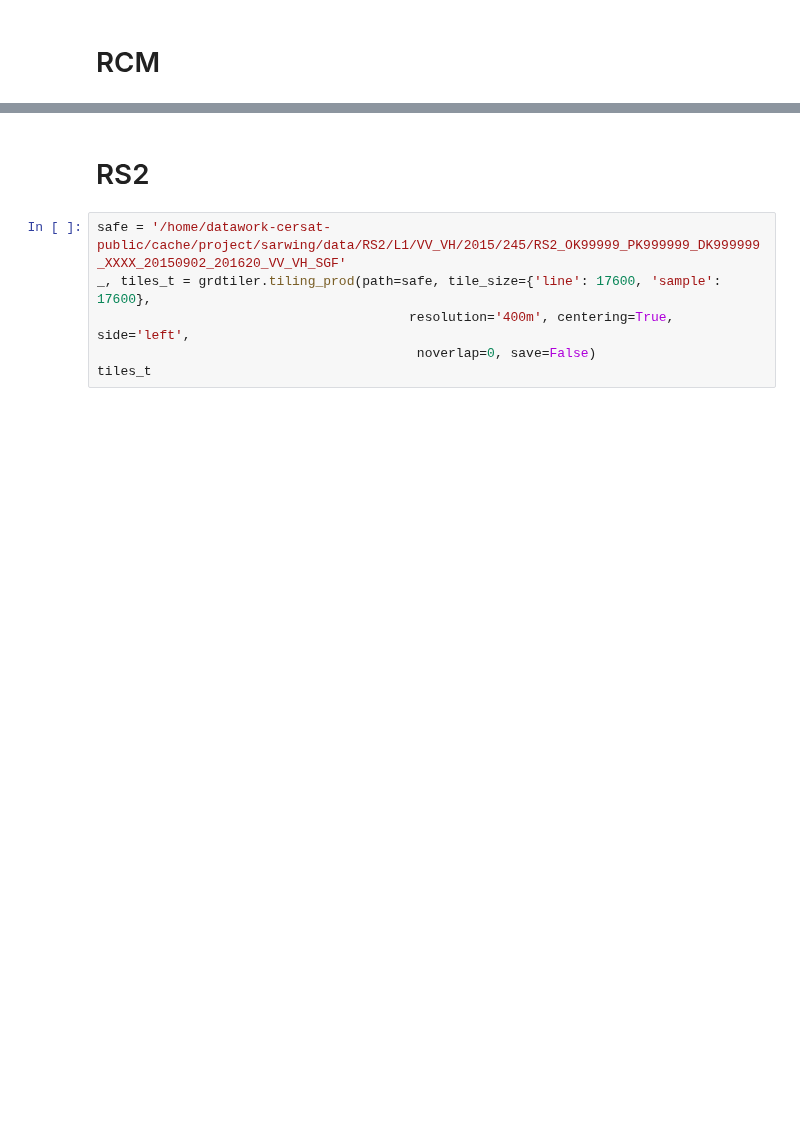
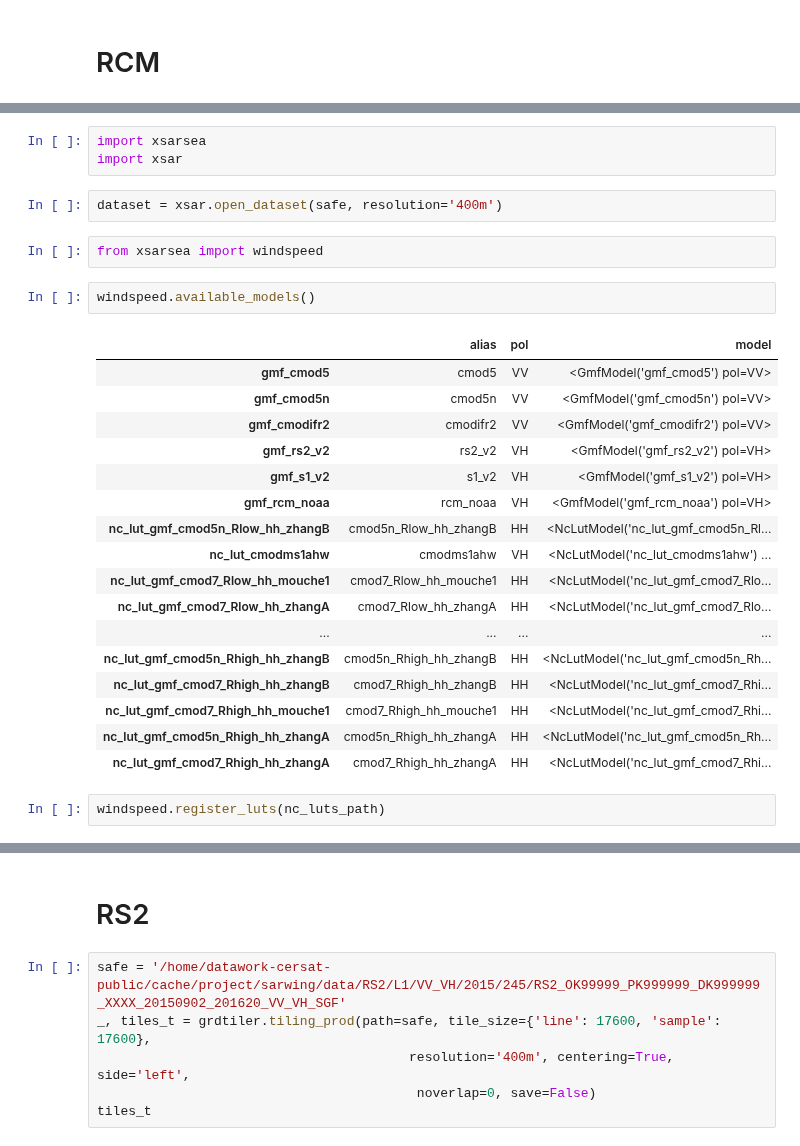
Before and after one commit to jean2262/grdtiler, a Jupyter notebook: grdtiler/samp.ipynb, the cells around one changed output, grey strips where cells are left out. Saved outputs shown, nothing was run; the diff lists cells and outputs as text; blank space fills up the shorter version.

```diff
--- a/grdtiler/samp.ipynb
+++ b/grdtiler/samp.ipynb
@@ -54,0 +75,29 @@ Data variables:
+# %%
+import xsarsea
+import xsar
+# %%
+dataset = xsar.open_dataset(safe, resolution='400m')
+# %%
+from xsarsea import windspeed
+# %%
+windspeed.available_models()
+# %% [output]
+|  | alias | pol | model |
+| gmf_cmod5 | cmod5 | VV | <GmfModel('gmf_cmod5') pol=VV> |
+| gmf_cmod5n | cmod5n | VV | <GmfModel('gmf_cmod5n') pol=VV> |
+| gmf_cmodifr2 | cmodifr2 | VV | <GmfModel('gmf_cmodifr2') pol=VV> |
+| gmf_rs2_v2 | rs2_v2 | VH | <GmfModel('gmf_rs2_v2') pol=VH> |
+| gmf_s1_v2 | s1_v2 | VH | <GmfModel('gmf_s1_v2') pol=VH> |
+| gmf_rcm_noaa | rcm_noaa | VH | <GmfModel('gmf_rcm_noaa') pol=VH> |
+| nc_lut_gmf_cmod5n_Rlow_hh_zhangB | cmod5n_Rlow_hh_zhangB | HH | <NcLutModel('nc_lut_gmf_cmod5n_Rl... |
+| nc_lut_cmodms1ahw | cmodms1ahw | VH | <NcLutModel('nc_lut_cmodms1ahw') ... |
+| nc_lut_gmf_cmod7_Rlow_hh_mouche1 | cmod7_Rlow_hh_mouche1 | HH | <NcLutModel('nc_lut_gmf_cmod7_Rlo... |
+| nc_lut_gmf_cmod7_Rlow_hh_zhangA | cmod7_Rlow_hh_zhangA | HH | <NcLutModel('nc_lut_gmf_cmod7_Rlo... |
+| ... | ... | ... | ... |
+| nc_lut_gmf_cmod5n_Rhigh_hh_zhangB | cmod5n_Rhigh_hh_zhangB | HH | <NcLutModel('nc_lut_gmf_cmod5n_Rh... |
+| nc_lut_gmf_cmod7_Rhigh_hh_zhangB | cmod7_Rhigh_hh_zhangB | HH | <NcLutModel('nc_lut_gmf_cmod7_Rhi... |
+| nc_lut_gmf_cmod7_Rhigh_hh_mouche1 | cmod7_Rhigh_hh_mouche1 | HH | <NcLutModel('nc_lut_gmf_cmod7_Rhi... |
+| nc_lut_gmf_cmod5n_Rhigh_hh_zhangA | cmod5n_Rhigh_hh_zhangA | HH | <NcLutModel('nc_lut_gmf_cmod5n_Rh... |
+| nc_lut_gmf_cmod7_Rhigh_hh_zhangA | cmod7_Rhigh_hh_zhangA | HH | <NcLutModel('nc_lut_gmf_cmod7_Rhi... |
+# %%
+windspeed.register_luts(nc_luts_path)
```
Also changed, not shown: parts of 4 cells of this notebook, 6 other files.
